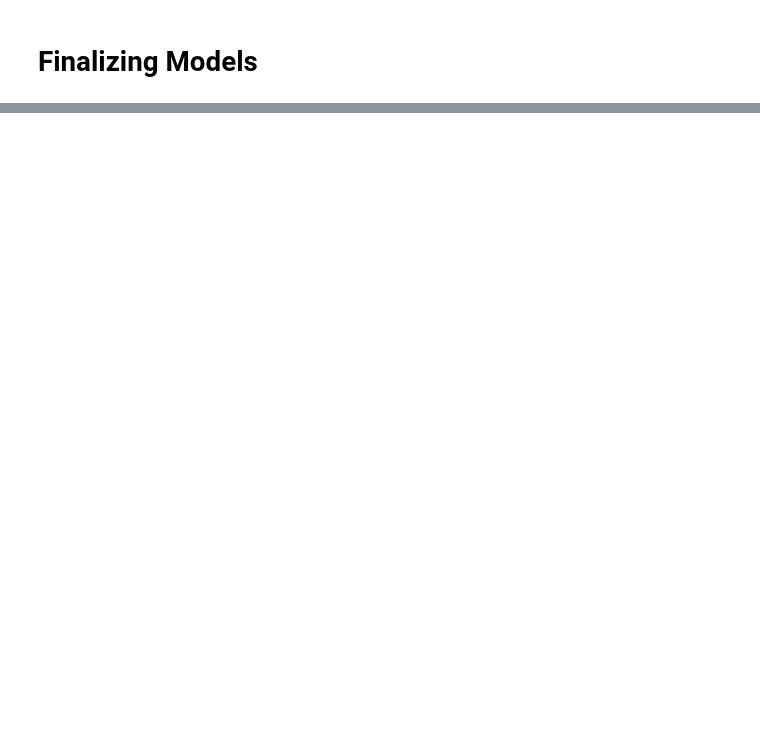
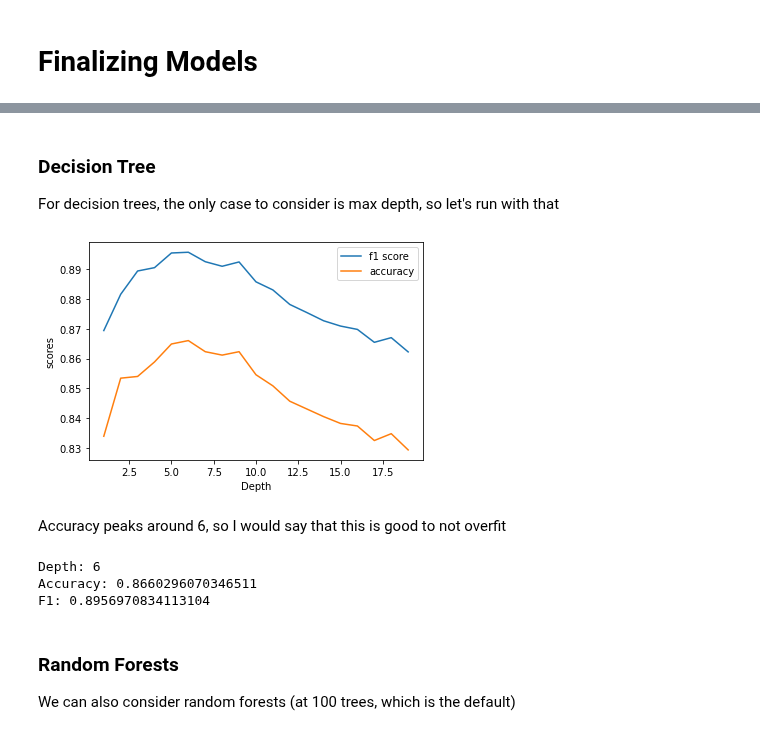
Before and after one commit to obDann/INF2179-GroupProject, a Jupyter notebook: INF2179_group_assignment_to_write_about.ipynb, the cells around one changed output, grey strips where cells are left out. Cells and saved outputs as stored; diff of their text form; code cells hidden in the pictures; blank space fills up the shorter version.

Commit message:
Finalized models

```diff
--- a/ds_modelling.ipynb
+++ b/INF2179_group_assignment_to_write_about.ipynb
@@ -1462,2 +1485,5 @@ It's hard to say that we can find a linear relationship to segment. Thus, it's n
 # %% [markdown]
 # Finalizing Models
+# %%
+df_x = df_final.drop("Target", axis=1)
+df_y = df_final["Target"]
@@ -1463,0 +1566,63 @@ It's hard to say that we can find a linear relationship to segment. Thus, it's n
+# %% [markdown]
+### Decision Tree
+
+For decision trees, the only case to consider is max depth, so let's run with that
+# %%
+metric_dict_dt = {"depth": [], "f1_score": [], "accuracy_score": []}
+
+for depth in range(1, 20):
+    kf_opt = StratifiedKFold(n_splits=5, shuffle=True, random_state=2)
+
+    dt_classifier = DecisionTreeClassifier(max_depth=depth, random_state=2)
+
+    temp_accuracy_list = []
+    temp_f1s_list = []
+
+    # from here, run through the k-fold
+
+    for train_index, test_index in kf_opt.split(df_x, df_y):
+        x_train, x_test = df_x.iloc[train_index], df_x.iloc[test_index]
+        y_train, y_test = df_y.iloc[train_index], df_y.iloc[test_index]
+        dt_classifier.fit(x_train, y_train)
+        nb_predictions = dt_classifier.predict(x_test)
+        temp_accuracy = accuracy_score(y_test, nb_predictions)
+        temp_f1 = f1_score(y_test, nb_predictions)
+
+        temp_accuracy_list.append(temp_accuracy)
+        temp_f1s_list.append(temp_f1)
+
+    metric_dict_dt["depth"].append(depth)
+    metric_dict_dt["accuracy_score"].append(sum(temp_accuracy_list) / len(temp_accuracy_list))
+    metric_dict_dt["f1_score"].append(sum(temp_f1s_list) / len(temp_f1s_list))
+# %%
+# we're just interested in the axis
+temp, ax = plt.subplots()
+
+# plotting f1-score
+ax.plot(metric_dict_dt["depth"], metric_dict_dt["f1_score"], label="f1 score")
+# plotting accuracy
+ax.plot(metric_dict_dt["depth"], metric_dict_dt["accuracy_score"], label="accuracy")
+ax.legend()
+
+# setting labels
+ax.set_xlabel('Depth')
+ax.set_ylabel('scores')
+
+plt.show()
+# %% [output]
+[figure, added]
+# %% [markdown]
+Accuracy peaks around 6, so I would say that this is good to not overfit
+# %%
+index_for_best = metric_dict_dt["accuracy_score"].index(max(metric_dict_dt["accuracy_score"]))
+print("Depth:", metric_dict_dt["depth"][index_for_best])
+print("Accuracy:", metric_dict_dt["accuracy_score"][index_for_best])
+print("F1:", metric_dict_dt["f1_score"][index_for_best])
+# %% [output]
+Depth: 6
+Accuracy: 0.8660296070346511
+F1: 0.8956970834113104
+# %% [markdown]
+### Random Forests
+
+We can also consider random forests (at 100 trees, which is the default)
```
Also changed, not shown: parts of 24 cells of this notebook.
